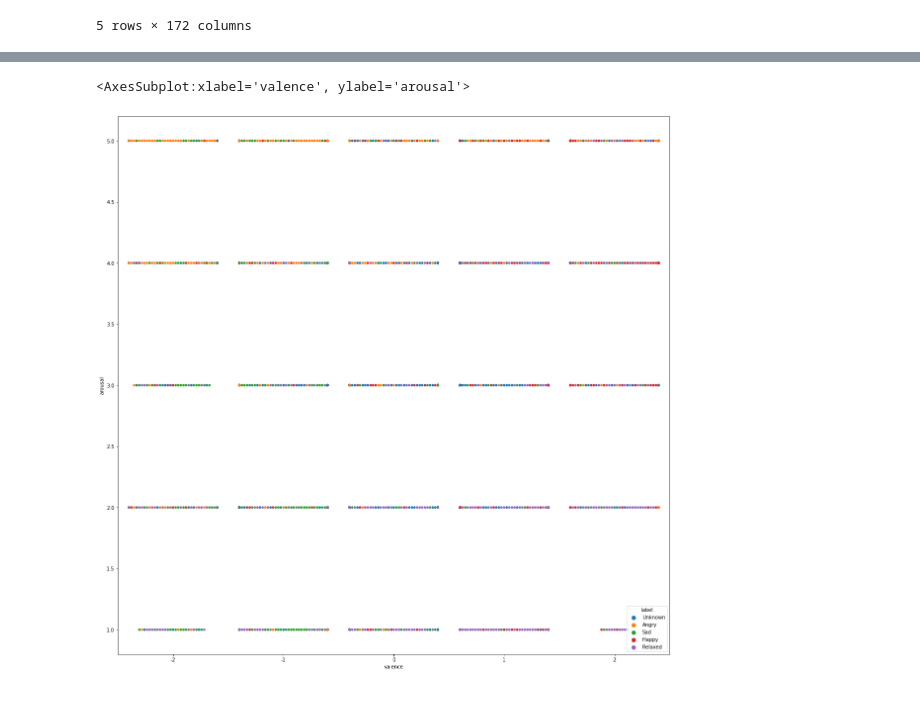
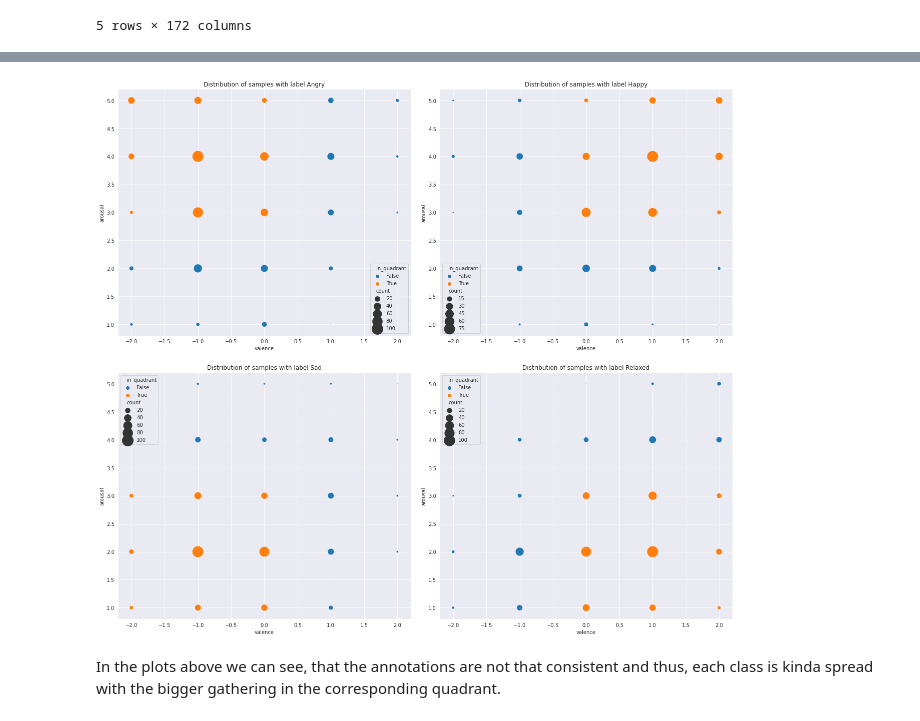
Before and after one commit to NoahPichl/MLPC_The_haunted_turtles, a Jupyter notebook: data_exploration.ipynb, the cells around one changed output, grey strips where cells are left out. Saved outputs shown, nothing was run; the diff lists cells and outputs as text; code cells hidden in the pictures.

```diff
--- a/data_exploration.ipynb
+++ b/data_exploration.ipynb
@@ -95,7 +104,50 @@ sns.displot(data=anot, x="label", shrink=.8)
-# %%
-plt.figure(figsize=(20,20))
-sns.swarmplot(data=anot, x="valence", y="arousal", hue="label")
-# %% [output]
-<AxesSubplot:xlabel='valence', ylabel='arousal'>
-[figure, removed]
+# %%
+def get_bubble_in_quadrant(bubble: np.ndarray, label: str) -> bool:
+    in_quadrant = False
+    arousal = bubble[0]
+    valence = bubble[1]
+
+    if label == "Angry":
+        if arousal >= 3 and valence <= 0:
+            in_quadrant = True
+
+    elif label == "Happy":
+        if arousal >= 3 and valence >= 0:
+            in_quadrant = True
+
+    elif label == "Sad":
+        if arousal <= 3 and valence <= 0:
+            in_quadrant = True
+
+    elif label == "Relaxed":
+        if arousal <= 3 and valence >= 0:
+            in_quadrant = True
+
+    else:
+        raise UserWarning("this should not happen")
+
+    return in_quadrant
+
+def get_bubble_plot_df(df: pd.DataFrame, label: str) -> pd.DataFrame:
+    df = df.copy()
+    filtered_df = df[df["label"] == label]
+    bubble_df = filtered_df.groupby(["arousal", "valence"])\
+        .size()\
+        .reset_index()\
+        .rename(columns={0:"count"})
+    bubble_df["in_quadrant"] = [get_bubble_in_quadrant(bubble, label) for bubble in bubble_df.values]
+    return bubble_df
+# %%
+fig, axs = plt.subplots(2, 2, figsize=(22, 15))
+plt.subplots_adjust(top = 0.99, bottom=0.01, hspace=0.15, wspace=0.1)
+for i, label in enumerate(labels):
+    row = 0 if i < 2 else 1
+    col = i % 2
+    bubble_df = get_bubble_plot_df(anot, label)
+    axs[row, col].set_title(f"Distribution of samples with label {label}")
+    sns.scatterplot(data=bubble_df, x="valence", y="arousal", size="count", hue="in_quadrant", sizes=(2, 500), ax=axs[row, col])
+# %% [output]
+[figure, added]
+# %% [markdown]
+In the plots above we can see, that the annotations are not that consistent and thus, each class is kinda spread with the bigger gathering in the corresponding quadrant.
 # %%
```
Also changed, not shown: parts of 12 cells of this notebook.
